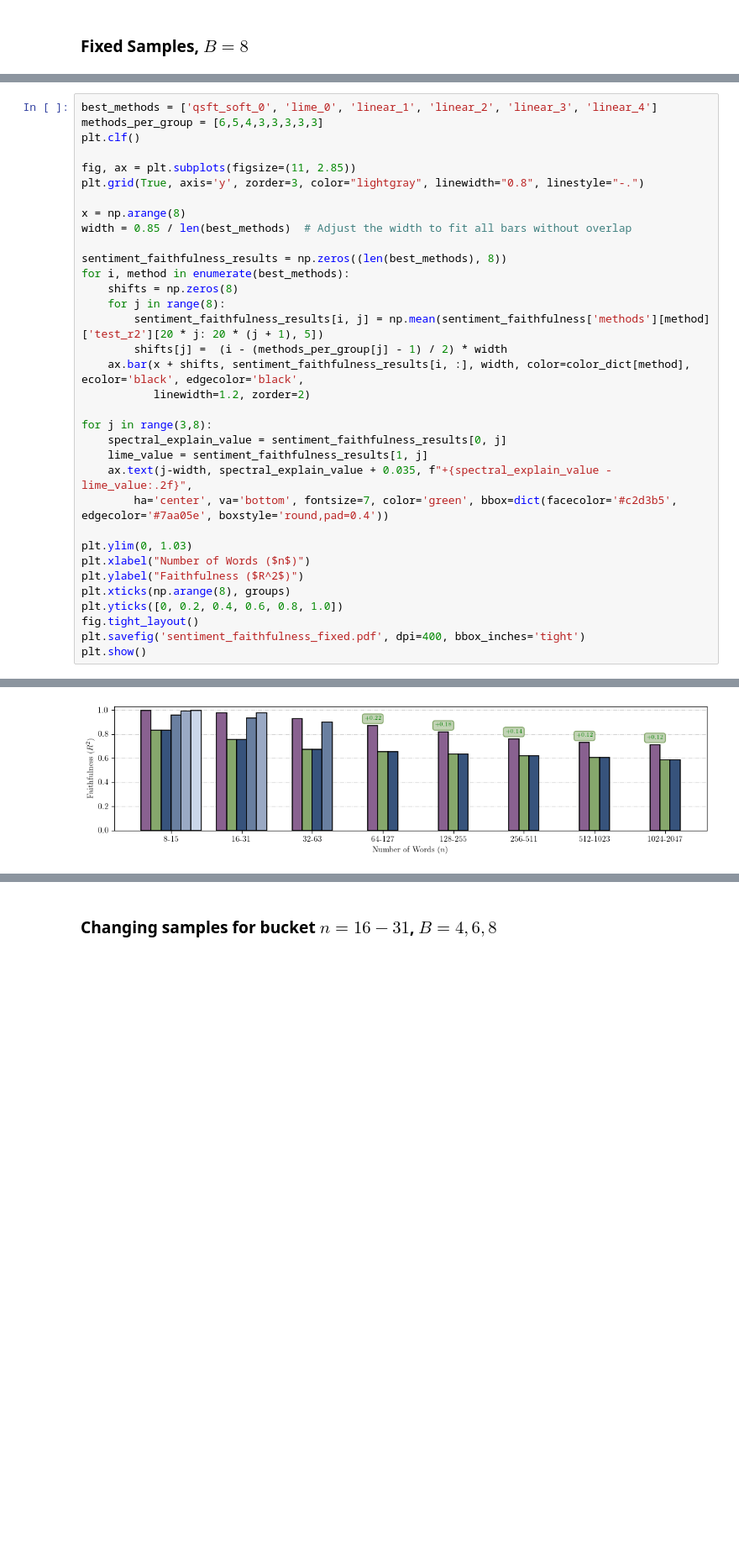
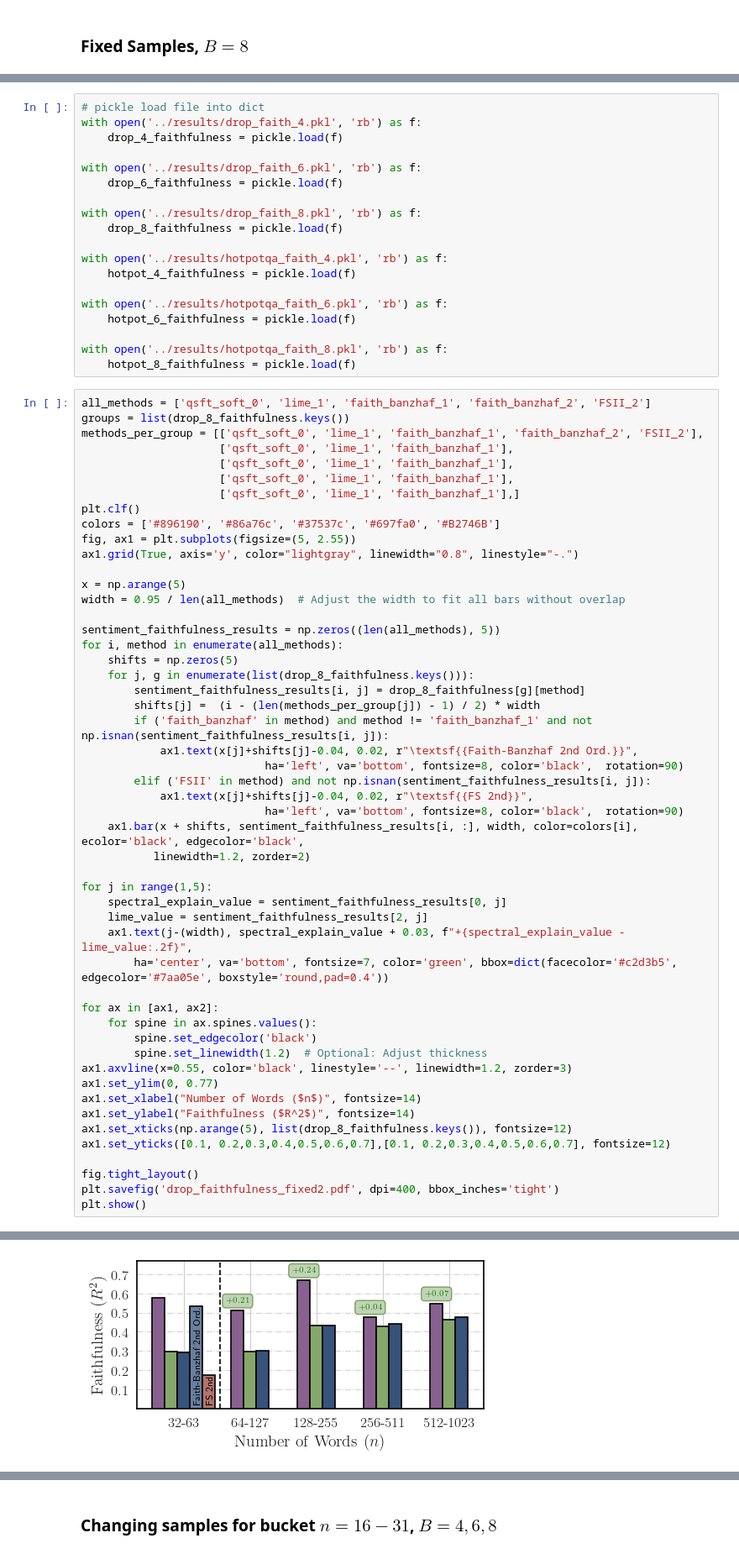
Before and after one commit to basics-lab/spectral-explain, a Jupyter notebook: experiments/plotting/plotting.ipynb, the cells around one changed output, grey strips where cells are left out. Shown: that part at 84% size. Cells and saved outputs as stored; diff of their text form; blank space fills up the shorter version.

```diff
--- a/experiments/plotting/plotting.ipynb
+++ b/experiments/plotting/plotting.ipynb
@@ -64,37 +218,73 @@ groups = ['8-15', '16-31', '32-63', '64-127', '128-255', '256-511', '512-1023',
+# %%
+# pickle load file into dict
+with open('../results/drop_faith_4.pkl', 'rb') as f:
+    drop_4_faithfulness = pickle.load(f)
+
+with open('../results/drop_faith_6.pkl', 'rb') as f:
+    drop_6_faithfulness = pickle.load(f)
+
+with open('../results/drop_faith_8.pkl', 'rb') as f:
+    drop_8_faithfulness = pickle.load(f)
+
+with open('../results/hotpotqa_faith_4.pkl', 'rb') as f:
+    hotpot_4_faithfulness = pickle.load(f)
+
+with open('../results/hotpotqa_faith_6.pkl', 'rb') as f:
+    hotpot_6_faithfulness = pickle.load(f)
+
+with open('../results/hotpotqa_faith_8.pkl', 'rb') as f:
+    hotpot_8_faithfulness = pickle.load(f)
 # %%
-best_methods = ['qsft_soft_0', 'lime_0', 'linear_1', 'linear_2', 'linear_3', 'linear_4']
-methods_per_group = [6,5,4,3,3,3,3,3]
+all_methods = ['qsft_soft_0', 'lime_1', 'faith_banzhaf_1', 'faith_banzhaf_2', 'FSII_2']
+groups = list(drop_8_faithfulness.keys())
+methods_per_group = [['qsft_soft_0', 'lime_1', 'faith_banzhaf_1', 'faith_banzhaf_2', 'FSII_2'],
+                     ['qsft_soft_0', 'lime_1', 'faith_banzhaf_1'],
+                     ['qsft_soft_0', 'lime_1', 'faith_banzhaf_1'],
+                     ['qsft_soft_0', 'lime_1', 'faith_banzhaf_1'],
+                     ['qsft_soft_0', 'lime_1', 'faith_banzhaf_1'],]
 plt.clf()
+colors = ['#896190', '#86a76c', '#37537c', '#697fa0', '#B2746B']
+fig, ax1 = plt.subplots(figsize=(5, 2.55))
+ax1.grid(True, axis='y', color="lightgray", linewidth="0.8", linestyle="-.")
 
-fig, ax = plt.subplots(figsize=(11, 2.85))
-plt.grid(True, axis='y', zorder=3, color="lightgray", linewidth="0.8", linestyle="-.")
+x = np.arange(5)
+width = 0.95 / len(all_methods)  # Adjust the width to fit all bars without overlap
 
-x = np.arange(8)
-width = 0.85 / len(best_methods)  # Adjust the width to fit all bars without overlap
-
-sentiment_faithfulness_results = np.zeros((len(best_methods), 8))
-for i, method in enumerate(best_methods):
-    shifts = np.zeros(8)
-    for j in range(8):
-        sentiment_faithfulness_results[i, j] = np.mean(sentiment_faithfulness['methods'][method]['test_r2'][20 * j: 20 * (j + 1), 5])
-        shifts[j] =  (i - (methods_per_group[j] - 1) / 2) * width
-    ax.bar(x + shifts, sentiment_faithfulness_results[i, :], width, color=color_dict[method], ecolor='black', edgecolor='black',
+sentiment_faithfulness_results = np.zeros((len(all_methods), 5))
+for i, method in enumerate(all_methods):
+    shifts = np.zeros(5)
+    for j, g in enumerate(list(drop_8_faithfulness.keys())):
+        sentiment_faithfulness_results[i, j] = drop_8_faithfulness[g][method]
+        shifts[j] =  (i - (len(methods_per_group[j]) - 1) / 2) * width
+        if ('faith_banzhaf' in method) and method != 'faith_banzhaf_1' and not np.isnan(sentiment_faithfulness_results[i, j]):
+            ax1.text(x[j]+shifts[j]-0.04, 0.02, r"\textsf{{Faith-Banzhaf 2nd Ord.}}",
+                            ha='left', va='bottom', fontsize=8, color='black',  rotation=90)
+        elif ('FSII' in method) and not np.isnan(sentiment_faithfulness_results[i, j]):
+            ax1.text(x[j]+shifts[j]-0.04, 0.02, r"\textsf{{FS 2nd}}",
+                            ha='left', va='bottom', fontsize=8, color='black',  rotation=90)
+    ax1.bar(x + shifts, sentiment_faithfulness_results[i, :], width, color=colors[i], ecolor='black', edgecolor='black',
            linewidth=1.2, zorder=2)
 
-for j in range(3,8):
+for j in range(1,5):
     spectral_explain_value = sentiment_faithfulness_results[0, j]
-    lime_value = sentiment_faithfulness_results[1, j]
-    ax.text(j-width, spectral_explain_value + 0.035, f"+{spectral_explain_value - lime_value:.2f}",
+    lime_value = sentiment_faithfulness_results[2, j]
+    ax1.text(j-(width), spectral_explain_value + 0.03, f"+{spectral_explain_value - lime_value:.2f}",
         ha='center', va='bottom', fontsize=7, color='green', bbox=dict(facecolor='#c2d3b5', edgecolor='#7aa05e', boxstyle='round,pad=0.4'))
 
-plt.ylim(0, 1.03)
-plt.xlabel("Number of Words ($n$)")
-plt.ylabel("Faithfulness ($R^2$)")
-plt.xticks(np.arange(8), groups)
-plt.yticks([0, 0.2, 0.4, 0.6, 0.8, 1.0])
+for ax in [ax1, ax2]:
+    for spine in ax.spines.values():
+        spine.set_edgecolor('black')
+        spine.set_linewidth(1.2)  # Optional: Adjust thickness
+ax1.axvline(x=0.55, color='black', linestyle='--', linewidth=1.2, zorder=3)
+ax1.set_ylim(0, 0.77)
+ax1.set_xlabel("Number of Words ($n$)", fontsize=14)
+ax1.set_ylabel("Faithfulness ($R^2$)", fontsize=14)
+ax1.set_xticks(np.arange(5), list(drop_8_faithfulness.keys()), fontsize=12)
+ax1.set_yticks([0.1, 0.2,0.3,0.4,0.5,0.6,0.7],[0.1, 0.2,0.3,0.4,0.5,0.6,0.7], fontsize=12)
+
 fig.tight_layout()
-plt.savefig('sentiment_faithfulness_fixed.pdf', dpi=400, bbox_inches='tight')
+plt.savefig('drop_faithfulness_fixed2.pdf', dpi=400, bbox_inches='tight')
 plt.show()
 # %% [output]
 <Figure size 640x480 with 0 Axes>
-[figure, old version]
+[figure, new version]
```
Also changed, not shown: parts of 36 cells of this notebook, 44 other files.
